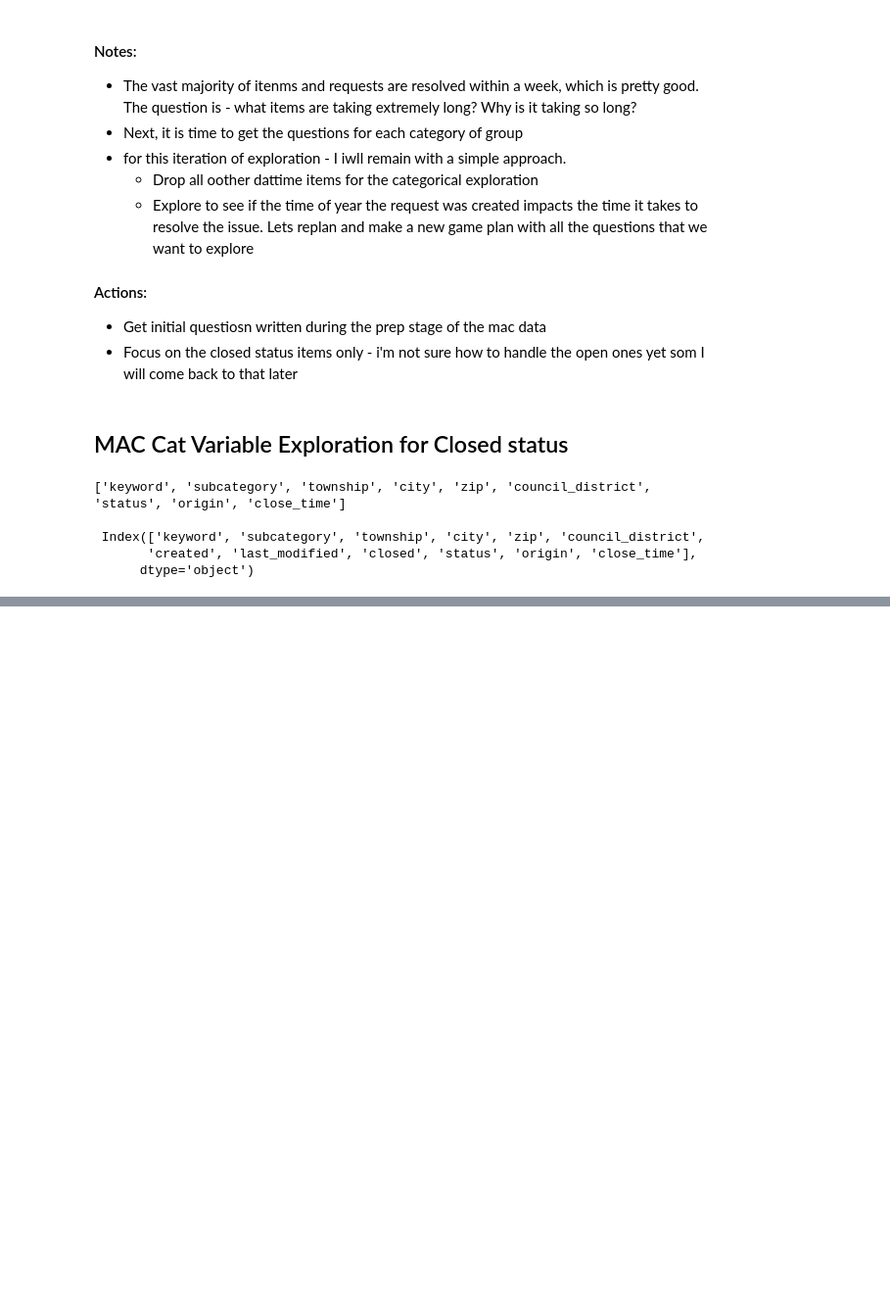
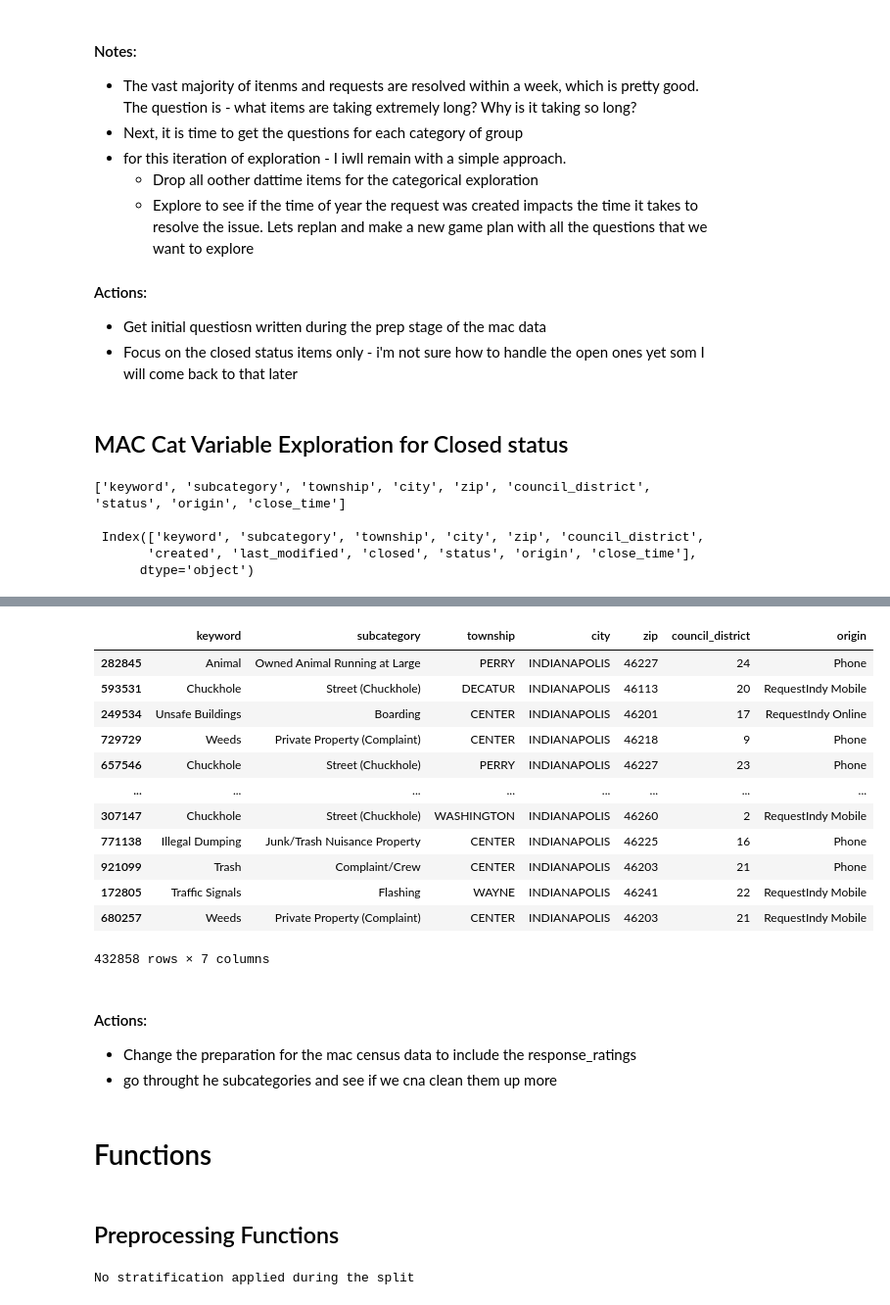
Before and after one commit to aaron-mv-moore/indy-action-time, a Jupyter notebook: work-notebooks/01_working_explore.ipynb, the cells around one changed output, grey strips where cells are left out. Shown at 98% size. Drawn from its saved outputs; the diff is of its cells as text; code cells hidden in the pictures; blank space fills up the shorter version.

```diff
--- a/work-notebooks/01_working_explore.ipynb
+++ b/work-notebooks/01_working_explore.ipynb
@@ -249,0 +500,24 @@ Univariate assessment of feature council_district:
+# %%
+X_train
+# %% [output]
+|  | keyword | subcategory | township | city | zip | council_district | origin |
+| 282845 | Animal | Owned Animal Running at Large | PERRY | INDIANAPOLIS | 46227 | 24 | Phone |
+| 593531 | Chuckhole | Street (Chuckhole) | DECATUR | INDIANAPOLIS | 46113 | 20 | RequestIndy Mobile |
+| 249534 | Unsafe Buildings | Boarding | CENTER | INDIANAPOLIS | 46201 | 17 | RequestIndy Online |
+| 729729 | Weeds | Private Property (Complaint) | CENTER | INDIANAPOLIS | 46218 | 9 | Phone |
+| 657546 | Chuckhole | Street (Chuckhole) | PERRY | INDIANAPOLIS | 46227 | 23 | Phone |
+| ... | ... | ... | ... | ... | ... | ... | ... |
+| 307147 | Chuckhole | Street (Chuckhole) | WASHINGTON | INDIANAPOLIS | 46260 | 2 | RequestIndy Mobile |
+| 771138 | Illegal Dumping | Junk/Trash Nuisance Property | CENTER | INDIANAPOLIS | 46225 | 16 | Phone |
+| 921099 | Trash | Complaint/Crew | CENTER | INDIANAPOLIS | 46203 | 21 | Phone |
+| 172805 | Traffic Signals | Flashing | WAYNE | INDIANAPOLIS | 46241 | 22 | RequestIndy Mobile |
+| 680257 | Weeds | Private Property (Complaint) | CENTER | INDIANAPOLIS | 46203 | 21 | RequestIndy Mobile |
+432858 rows × 7 columns
+# %% [markdown]
+#### Actions:
+* Change the preparation for the mac census data to include the response_ratings
+* go throught he subcategories and see if we cna clean them up more
+# %% [markdown]
+# Functions
+# %% [markdown]
+## Preprocessing Functions
@@ -249,0 +562,8 @@ Univariate assessment of feature council_district:
+# %%
+# testing
+train, validate, test,\
+         X_train,y_train,\
+             X_validate, y_validate,\
+                  X_test, y_test  = X_y_split(df, 'response_rating')
+# %% [output]
+No stratification applied during the split
```
Also changed, not shown: parts of 28 cells of this notebook.
